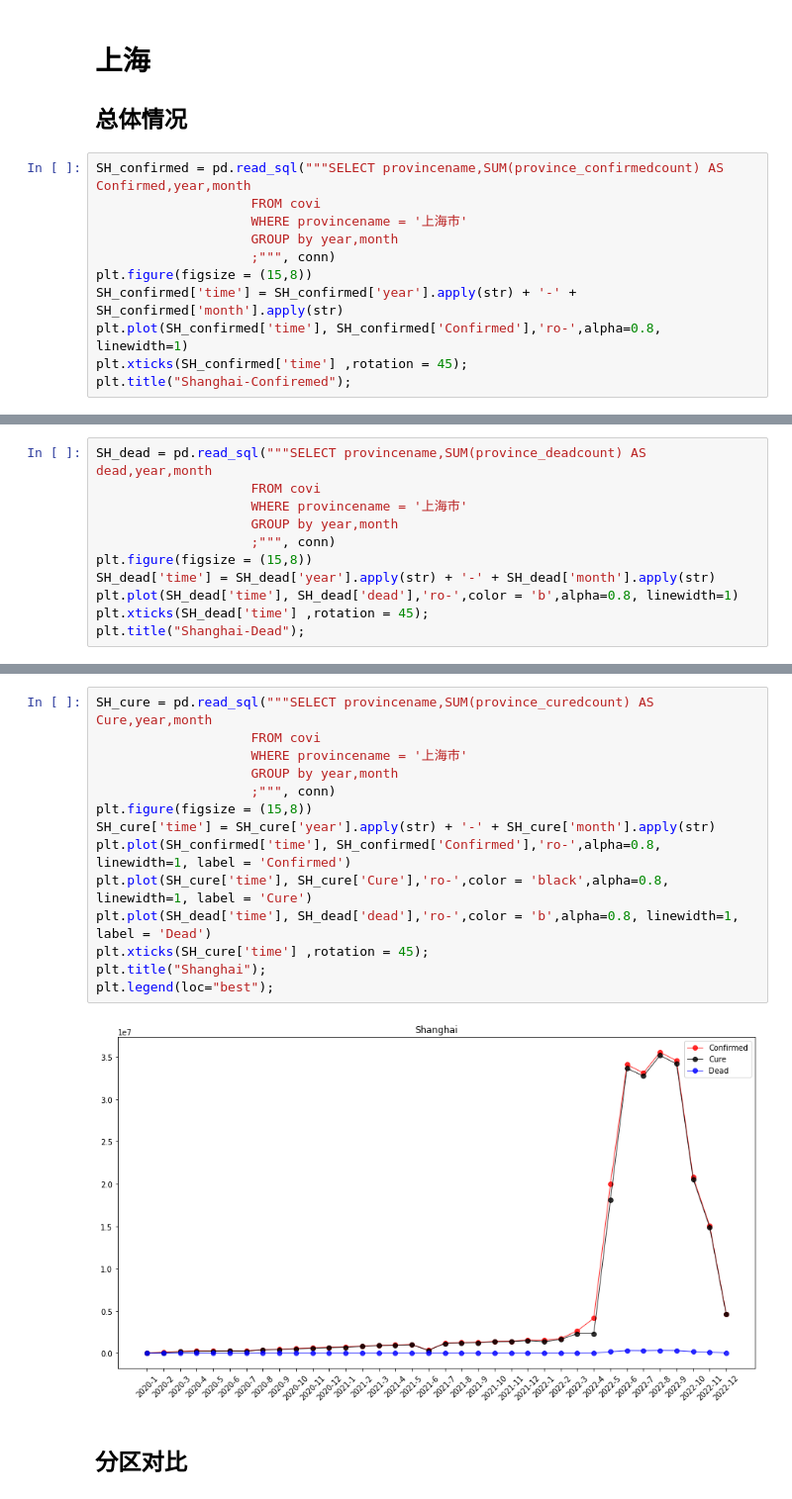
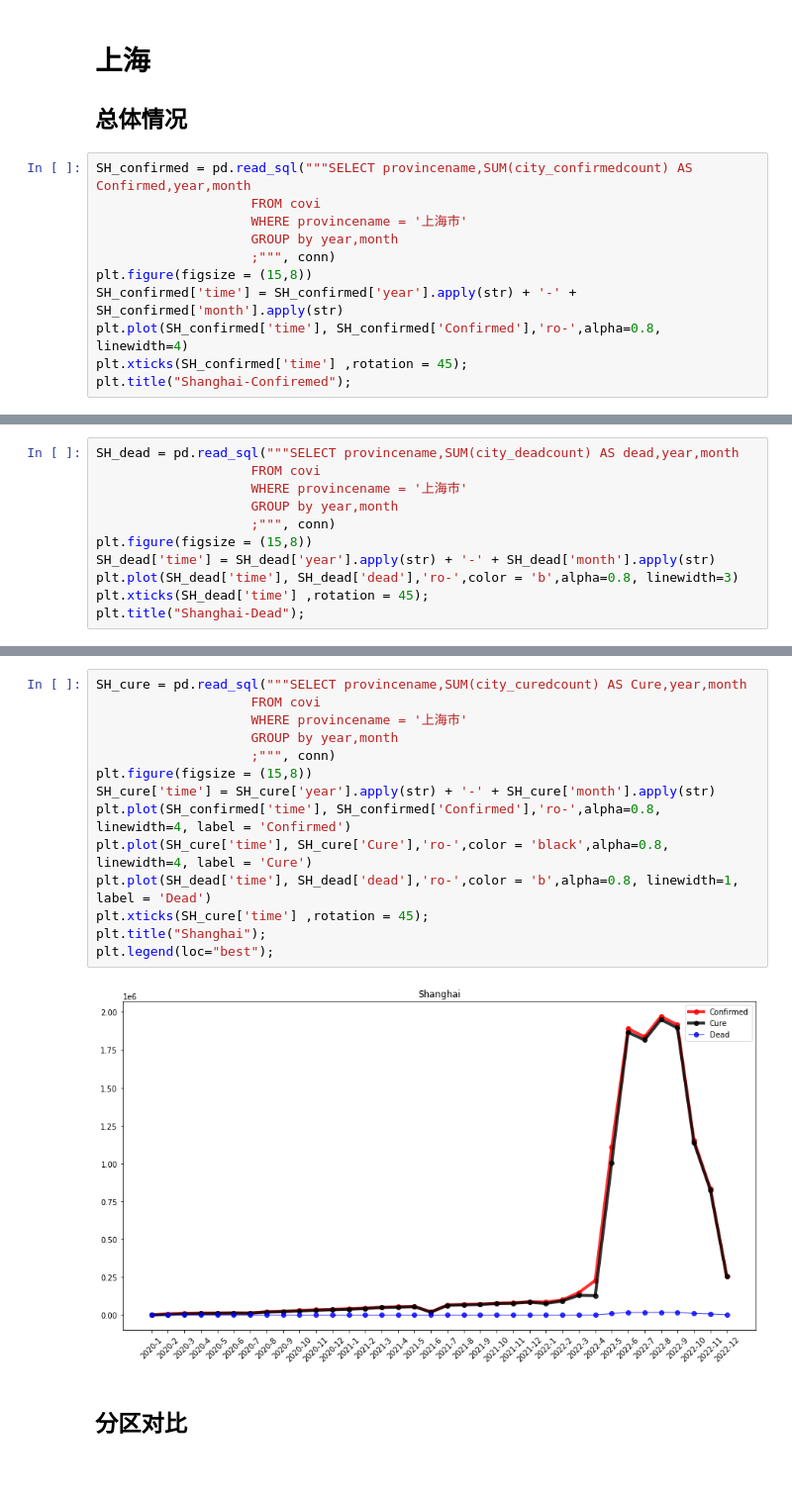
Before and after one commit to eurus-ling/housing_price, a Jupyter notebook: covi-2019-explore-HXY.ipynb, the cells around one changed output, grey strips where cells are left out. Shown at 99% size. Drawn from its saved outputs; the diff is of its cells as text; blank space fills up the shorter version.

```diff
--- a/covi-2019-explore-HXY.ipynb
+++ b/covi-2019-explore-HXY.ipynb
@@ -37,14 +64,14 @@ plt.title("All Confiremed");
 # 上海
 ## 总体情况
 # %%
-SH_confirmed = pd.read_sql("""SELECT provincename,SUM(province_confirmedcount) AS Confirmed,year,month
+SH_confirmed = pd.read_sql("""SELECT provincename,SUM(city_confirmedcount) AS Confirmed,year,month
                     FROM covi
                     WHERE provincename = '上海市'
                     GROUP by year,month
                     ;""", conn)
 plt.figure(figsize = (15,8))
 SH_confirmed['time'] = SH_confirmed['year'].apply(str) + '-' + SH_confirmed['month'].apply(str)
-plt.plot(SH_confirmed['time'], SH_confirmed['Confirmed'],'ro-',alpha=0.8, linewidth=1)
+plt.plot(SH_confirmed['time'], SH_confirmed['Confirmed'],'ro-',alpha=0.8, linewidth=4)
 plt.xticks(SH_confirmed['time'] ,rotation = 45);
 plt.title("Shanghai-Confiremed");
 # %% [output]
@@ -52,12 +79,12 @@ plt.title("Shanghai-Confiremed");
 # %%
-SH_dead = pd.read_sql("""SELECT provincename,SUM(province_deadcount) AS dead,year,month
+SH_dead = pd.read_sql("""SELECT provincename,SUM(city_deadcount) AS dead,year,month
                     FROM covi
                     WHERE provincename = '上海市'
                     GROUP by year,month
                     ;""", conn)
 plt.figure(figsize = (15,8))
 SH_dead['time'] = SH_dead['year'].apply(str) + '-' + SH_dead['month'].apply(str)
-plt.plot(SH_dead['time'], SH_dead['dead'],'ro-',color = 'b',alpha=0.8, linewidth=1)
+plt.plot(SH_dead['time'], SH_dead['dead'],'ro-',color = 'b',alpha=0.8, linewidth=3)
 plt.xticks(SH_dead['time'] ,rotation = 45);
 plt.title("Shanghai-Dead");
 # %% [output]
@@ -65,18 +92,18 @@ plt.title("Shanghai-Dead");
 # %%
-SH_cure = pd.read_sql("""SELECT provincename,SUM(province_curedcount) AS Cure,year,month
+SH_cure = pd.read_sql("""SELECT provincename,SUM(city_curedcount) AS Cure,year,month
                     FROM covi
                     WHERE provincename = '上海市'
                     GROUP by year,month
                     ;""", conn)
 plt.figure(figsize = (15,8))
 SH_cure['time'] = SH_cure['year'].apply(str) + '-' + SH_cure['month'].apply(str)
-plt.plot(SH_confirmed['time'], SH_confirmed['Confirmed'],'ro-',alpha=0.8, linewidth=1, label = 'Confirmed')
-plt.plot(SH_cure['time'], SH_cure['Cure'],'ro-',color = 'black',alpha=0.8, linewidth=1, label = 'Cure')
+plt.plot(SH_confirmed['time'], SH_confirmed['Confirmed'],'ro-',alpha=0.8, linewidth=4, label = 'Confirmed')
+plt.plot(SH_cure['time'], SH_cure['Cure'],'ro-',color = 'black',alpha=0.8, linewidth=4, label = 'Cure')
 plt.plot(SH_dead['time'], SH_dead['dead'],'ro-',color = 'b',alpha=0.8, linewidth=1, label = 'Dead')
 plt.xticks(SH_cure['time'] ,rotation = 45);
 plt.title("Shanghai");
 plt.legend(loc="best");
 # %% [output]
-[figure, old version]
+[figure, new version]
 # %% [markdown]
 ## 分区对比
```
Also changed, not shown: parts of 5 cells of this notebook.
